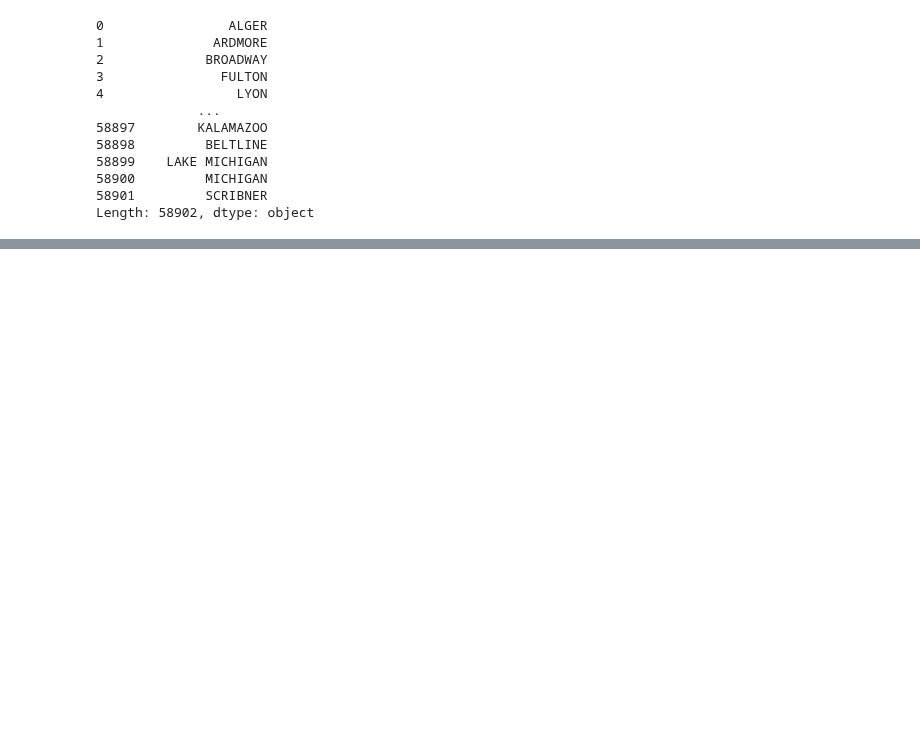
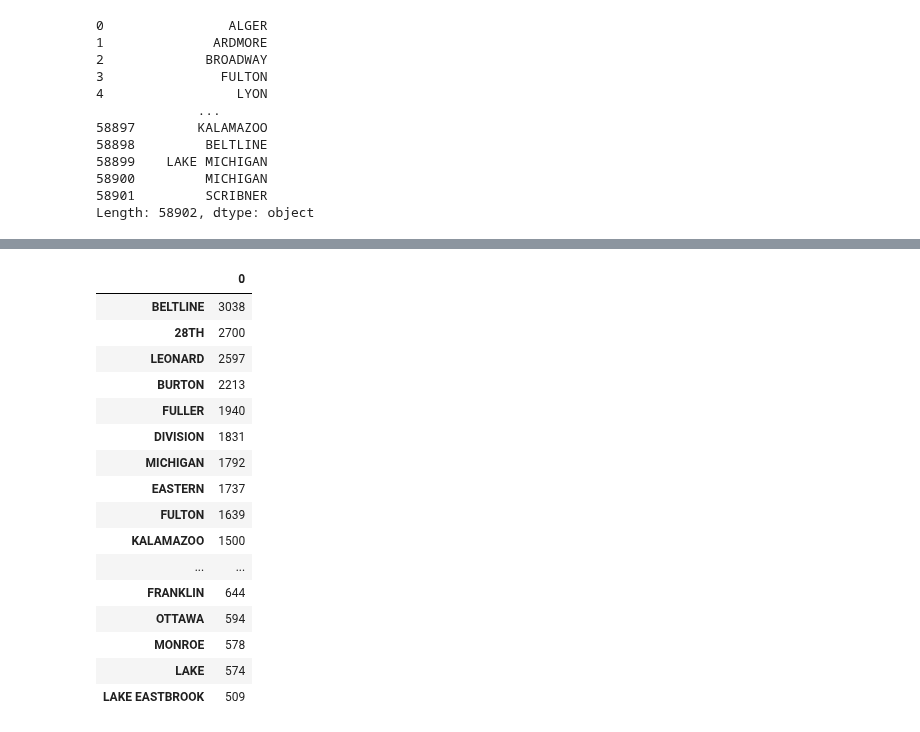
Before and after one commit to Ambush3/GR_Crash_Data, a Jupyter notebook: Crash.ipynb, the cells around one changed output, grey strips where cells are left out. Cells and saved outputs as stored; diff of their text form; code cells hidden in the pictures; blank space fills up the shorter version.

```diff
--- a/Crash.ipynb
+++ b/Crash.ipynb
@@ -595,0 +546,21 @@ ValueError: style is not supported for non-unique indices.
+# %%
+# Plotting out which roads have had the most crashes occur on.
+df4.value_counts().head(25).to_frame().style.bar()
+# %% [output]
+|  | 0 |
+| BELTLINE | 3038 |
+| 28TH | 2700 |
+| LEONARD | 2597 |
+| BURTON | 2213 |
+| FULLER | 1940 |
+| DIVISION | 1831 |
+| MICHIGAN | 1792 |
+| EASTERN | 1737 |
+| FULTON | 1639 |
+| KALAMAZOO | 1500 |
+| ... | ... |
+| FRANKLIN | 644 |
+| OTTAWA | 594 |
+| MONROE | 578 |
+| LAKE | 574 |
+| LAKE EASTBROOK | 509 |
```
Also changed, not shown: parts of 12 cells of this notebook.
